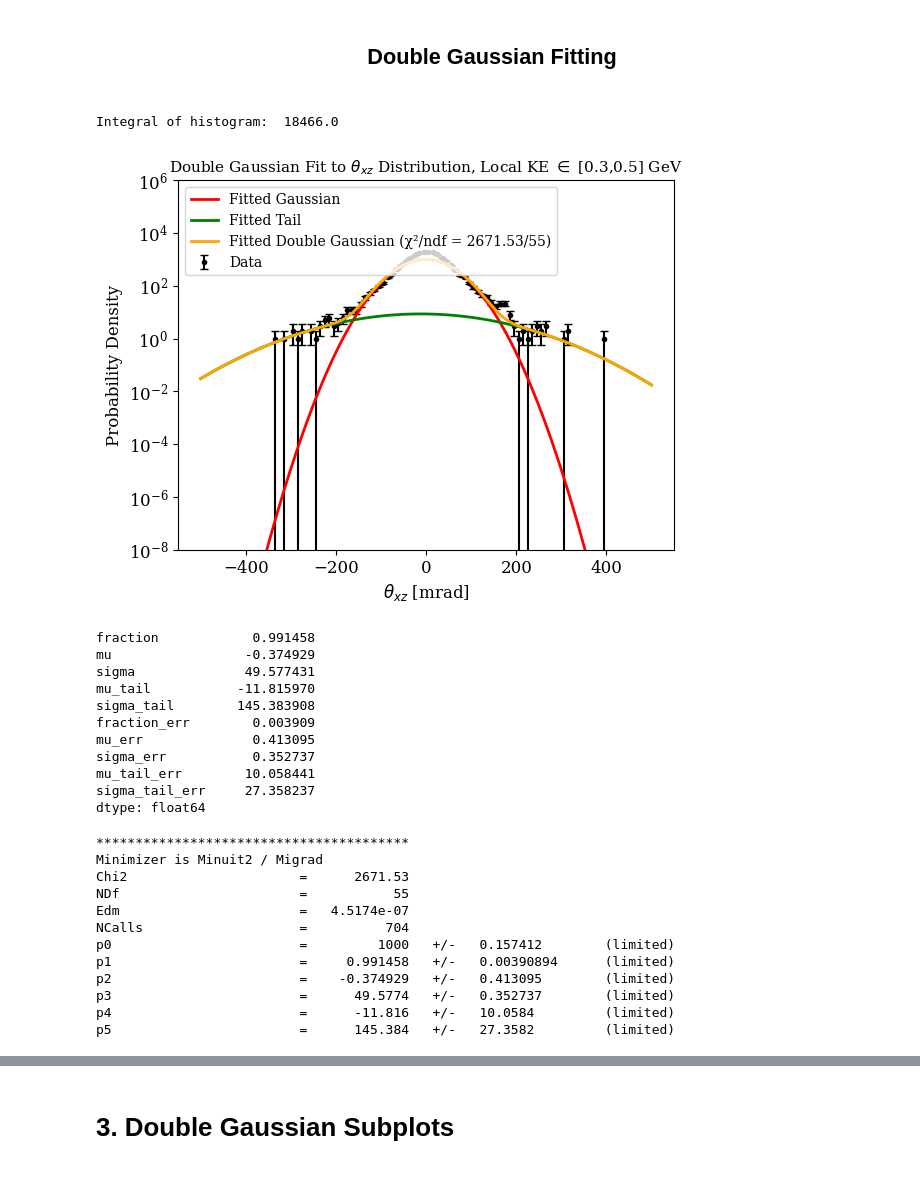
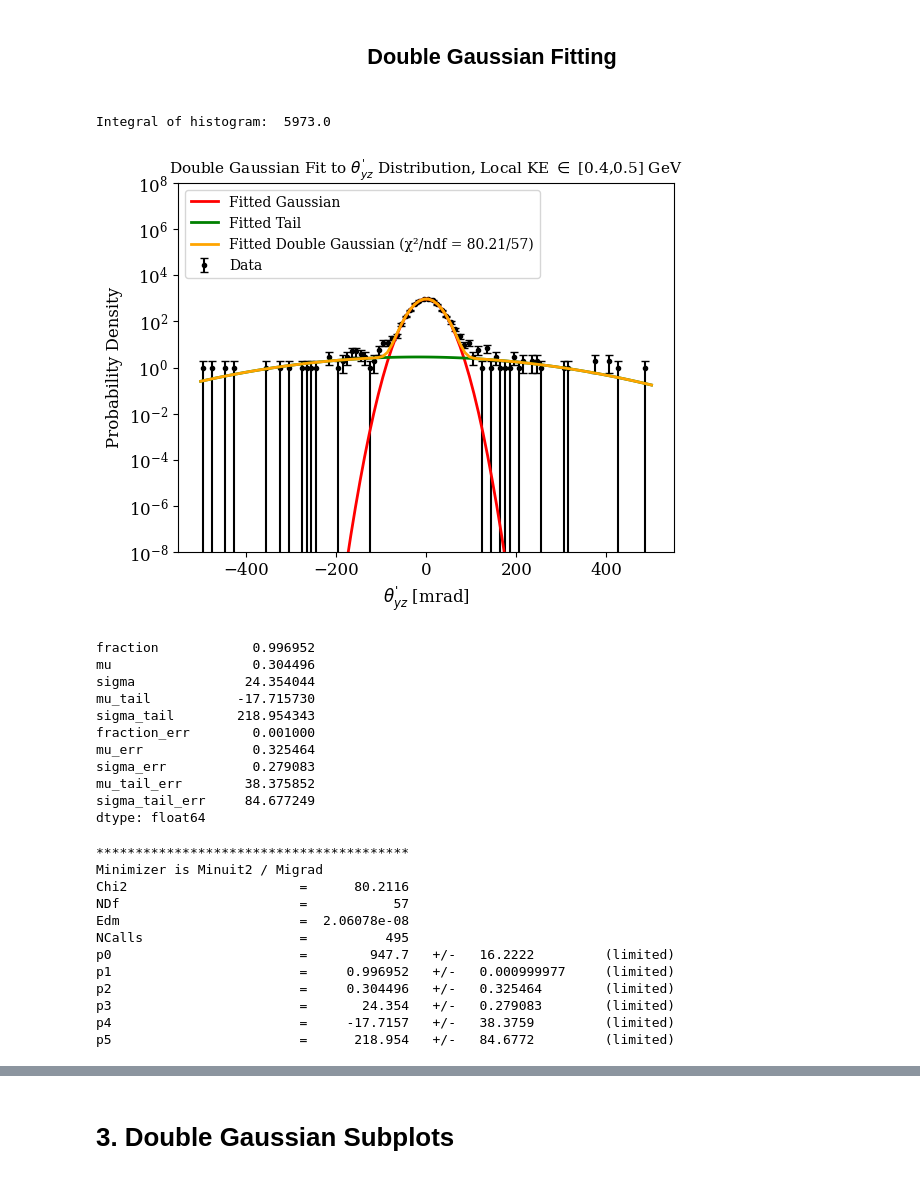
Before and after one commit to rhin525/mcs-dgaus, a Jupyter notebook: notebooks/mcs_MCSimStudy.ipynb, the cells around one changed output, grey strips where cells are left out. Drawn from its saved outputs; the diff is of its cells as text; code cells hidden in the pictures.

```diff
--- a/notebooks/mcs_MCSimStudy.ipynb
+++ b/notebooks/mcs_MCSimStudy.ipynb
@@ -39,7 +39,8 @@ import math
 # %%
 version = "v10_14_02_02"
 # %%
-input_file = "/home/xpuig/cafpyana/mcs_df_test.df"
+input_file1 = "/home/xpuig/cafpyana/mcs_df_test.df"
+input_file2 = "/home/xpuig/mcs_df_gen2_mc_part.df"
 
 print("keys")
 #splh.print_keys(input_file)
@@ -50,11 +51,12 @@ keys
 # %%
 # Read the muon trajectory dataframe
 
-muon_df = pd.read_hdf(input_file, key="muon_traj_0")
+muon_df = pd.read_hdf(input_file1, key="muon_traj_0")
+muon_gen2 = pd.read_hdf(input_file2, key="muon_traj_0")
 
 #Finding energies at each breakpoint
 muonEnergies = []
-momenta = muon_df["resranges_fwd_P"]
+momenta = muon_gen2["resranges_mid_mean_P"]
 bp = 0
 mu_mass = .1057 #GeV/c^2
 numRows = momenta.shape[0]
@@ -69,12 +71,7 @@ while bp < numRows:
 
     bp += 1
 
-#Adding energies list as a column of muon df
-muon_energy = pd.DataFrame(muonEnergies)
-muon_df['true_energy'] = muon_energy
-muon_energy
-
-muon_df
+muon_gen2
 # %% [output]
 |  |  |  |  |  | dtheta | dtheta_xz | dtheta_yz | ... |
 | __ntuple | entry | rec.slc..index | rec.slc.reco.pfp..index | breakpoint |  |  |  | ... |
@@ -228,16 +225,16 @@ def double_gaus_fit_5param(df,column,energyBounds=[],name="",core=False,tail=Fal
 
     func1 = TF1('func1', ROOT.double_gaus_norm, -500, 500, 6) #Create double gaussian function with 6 parameters, *Make a limit on params
     #func1.SetParameters(410., 0.452, 70., 0.4972, 300.5) #[0.1,0.3 init]
-    func1.SetParameters(420.,0.02,0.,40.,0.,900.5)
+    func1.SetParameters(250.,0.02,0.,20.,0.,1500.5)
     #func1.SetParameters(420., 0.98, 0., 70., 0., 400.5)
     # fit range for scaling factor
-    func1.SetParLimits(0, 0., 1000.)
+    func1.SetParLimits(0, 0., 2000.)
     # fit ranges for area fraction
     func1.SetParLimits(1, 0., 1.) #or try .5
 
     # fit ranges for sigma
     func1.SetParLimits(3, 0., 600.)
-    func1.SetParLimits(5, 0., 1200.)
+    func1.SetParLimits(5, 0., 1500.)
 
     #fit ranges for mu
     func1.SetParLimits(2, -20., 20.)
@@ -264,59 +261,59 @@ def double_gaus_fit_5param(df,column,energyBounds=[],name="",core=False,tail=Fal
 
     bin_heights, bin_borders = np.histogram(seriesNew, bins=nbins, range=(-500, 500)) #Normalizing histogram to 1
     bin_centers = (bin_borders[:-1] + bin_borders[1:]) / 2
     plt.errorbar(bin_centers, bin_heights, yerr=np.sqrt(bin_heights), fmt='o', color='black', gapcolor='purple', label='Data',markersize=3, capsize=3, linewidth=1.5, zorder=1)
 
     plt.yscale('log')
 
     x = np.linspace(-500, 500, nbins)
     pdf = scale *fraction * np.exp(-0.5 * ((x - mu) / sigma) ** 2) #Probability for core gaus
     pdf_tail = scale*(1-fraction) * np.exp(-0.5 * ((x - mu_tail) / sigma_tail) ** 2) #Probability for tail gaus
     double_pdf = pdf + pdf_tail
 
     if core: plt.plot(x, pdf, color='red', linewidth=2, label='Fitted Gaussian',zorder=2)
     if tail: plt.plot(x, pdf_tail, color='green', linewidth=2, label='Fitted Tail',zorder=3)
     plt.plot(x, double_pdf, color='orange', linewidth=2, label=f'Fitted Double Gaussian (χ²/ndf = {round(chi2,2)}/{ndf})', zorder=4)
 
     #change y axis 1000 more to fit legends
     plt.legend(loc='upper left', fontsize=10)
-    plt.ylim(0.00000001,1000000)
+    plt.ylim(0.00000001,100000000)
 
-    plt.xlabel(r"$\theta_{xz}$ [mrad]")
+    plt.xlabel(f"{name} [mrad]")
     plt.ylabel("Probability Density")
-    plt.title(r"Double Gaussian Fit to $\theta_{xz}$ Distribution, Local KE $\in$ ["+ str(e1) + "," + str(e2) + "] GeV",size=11)
+    plt.title(r"Double Gaussian Fit to " +name+ r" Distribution, Local KE $\in$ ["+ str(e1) + "," + str(e2) + "] GeV",size=11)
     #plt.tight_layout()
 
     plt.show()
 
     fitResult = pd.Series([fraction, mu, sigma, mu_tail, sigma_tail, fraction_err,mu_err, sigma_err, mu_tail_err, sigma_tail_err],index=['fraction', 'mu', 'sigma', 'mu_tail', 'sigma_tail', 'fraction_err', 'mu_err', 'sigma_err', 'mu_tail_err', 'sigma_tail_err'])
 
     return fitResult
 
-dgaus_fitResult = double_gaus_fit_5param(muon_df, 'dtheta_xz', energyBounds=[0.3, 0.5], name=r"$\theta_{xz}$",nbins=100,core=True,tail=True)
+dgaus_fitResult = double_gaus_fit_5param(muon_gen2, 'dtheta_yz_prime', energyBounds=[0.4, 0.5], name=r"$\theta_{yz}^'$",nbins=100,core=True,tail=True)
 dgaus_fitResult
 # %% [output]
-Integral of histogram:  18466.0
+Integral of histogram:  5973.0
-[figure, old version]
+[figure, new version]
-fraction            0.991458
-mu                 -0.374929
-sigma              49.577431
-mu_tail           -11.815970
-sigma_tail        145.383908
-fraction_err        0.003909
-mu_err              0.413095
-sigma_err           0.352737
-mu_tail_err        10.058441
-sigma_tail_err     27.358237
+fraction            0.996952
+mu                  0.304496
+sigma              24.354044
+mu_tail           -17.715730
+sigma_tail        218.954343
+fraction_err        0.001000
+mu_err              0.325464
+sigma_err           0.279083
+mu_tail_err        38.375852
+sigma_tail_err     84.677249
 dtype: float64
 ****************************************
 Minimizer is Minuit2 / Migrad
-Chi2                      =      2671.53
-NDf                       =           55
-Edm                       =   4.5174e-07
-NCalls                    =          704
-p0                        =         1000   +/-   0.157412        (limited)
-p1                        =     0.991458   +/-   0.00390894      (limited)
-p2                        =    -0.374929   +/-   0.413095        (limited)
-p3                        =      49.5774   +/-   0.352737        (limited)
-p4                        =      -11.816   +/-   10.0584         (limited)
-p5                        =      145.384   +/-   27.3582         (limited)
+Chi2                      =      80.2116
+NDf                       =           57
+Edm                       =  2.06078e-08
+NCalls                    =          495
+p0                        =        947.7   +/-   16.2222         (limited)
+p1                        =     0.996952   +/-   0.000999977     (limited)
+p2                        =     0.304496   +/-   0.325464        (limited)
+p3                        =       24.354   +/-   0.279083        (limited)
+p4                        =     -17.7157   +/-   38.3759         (limited)
+p5                        =      218.954   +/-   84.6772         (limited)
```
Also changed, not shown: parts of 4 cells of this notebook.
